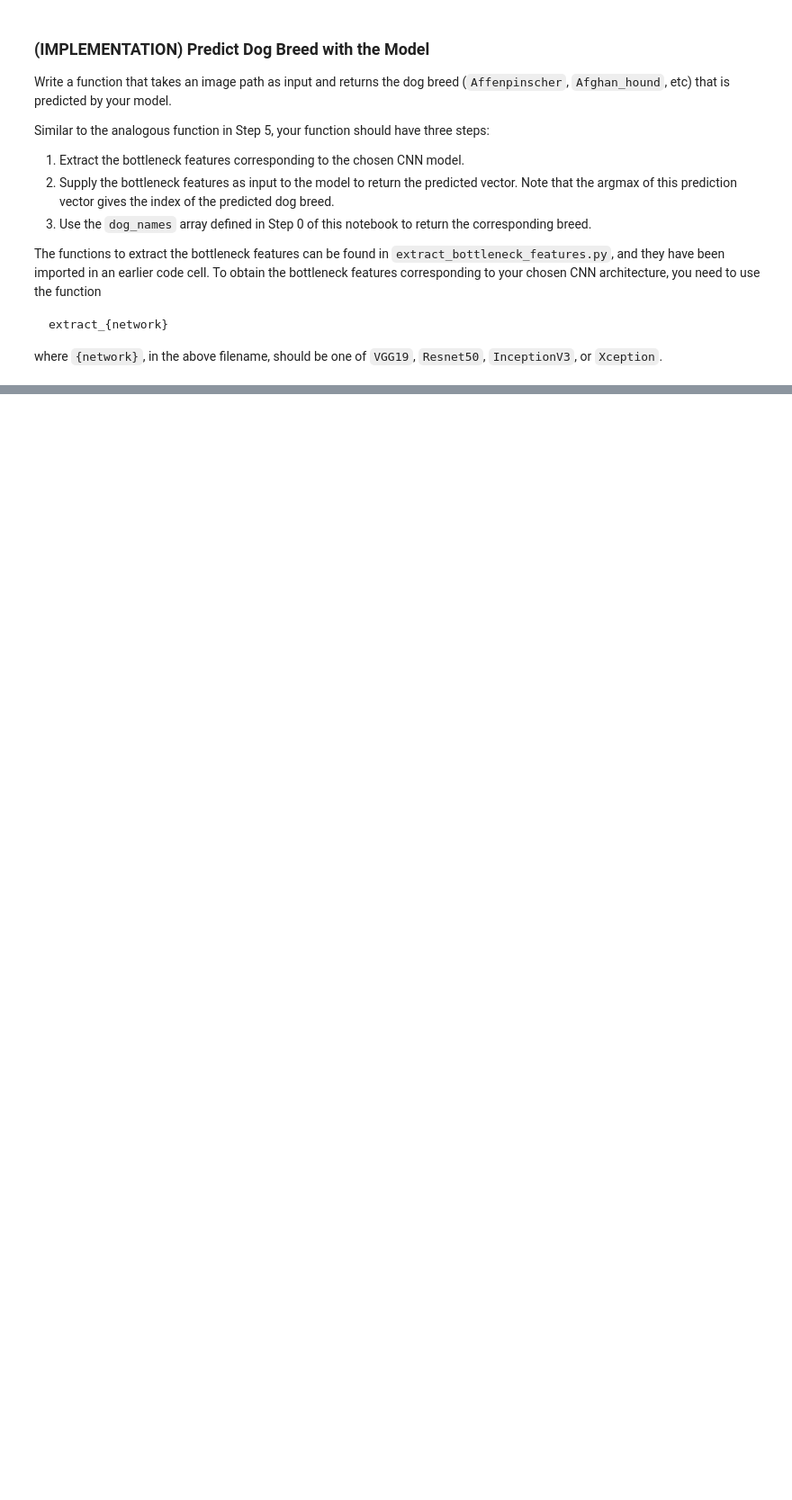
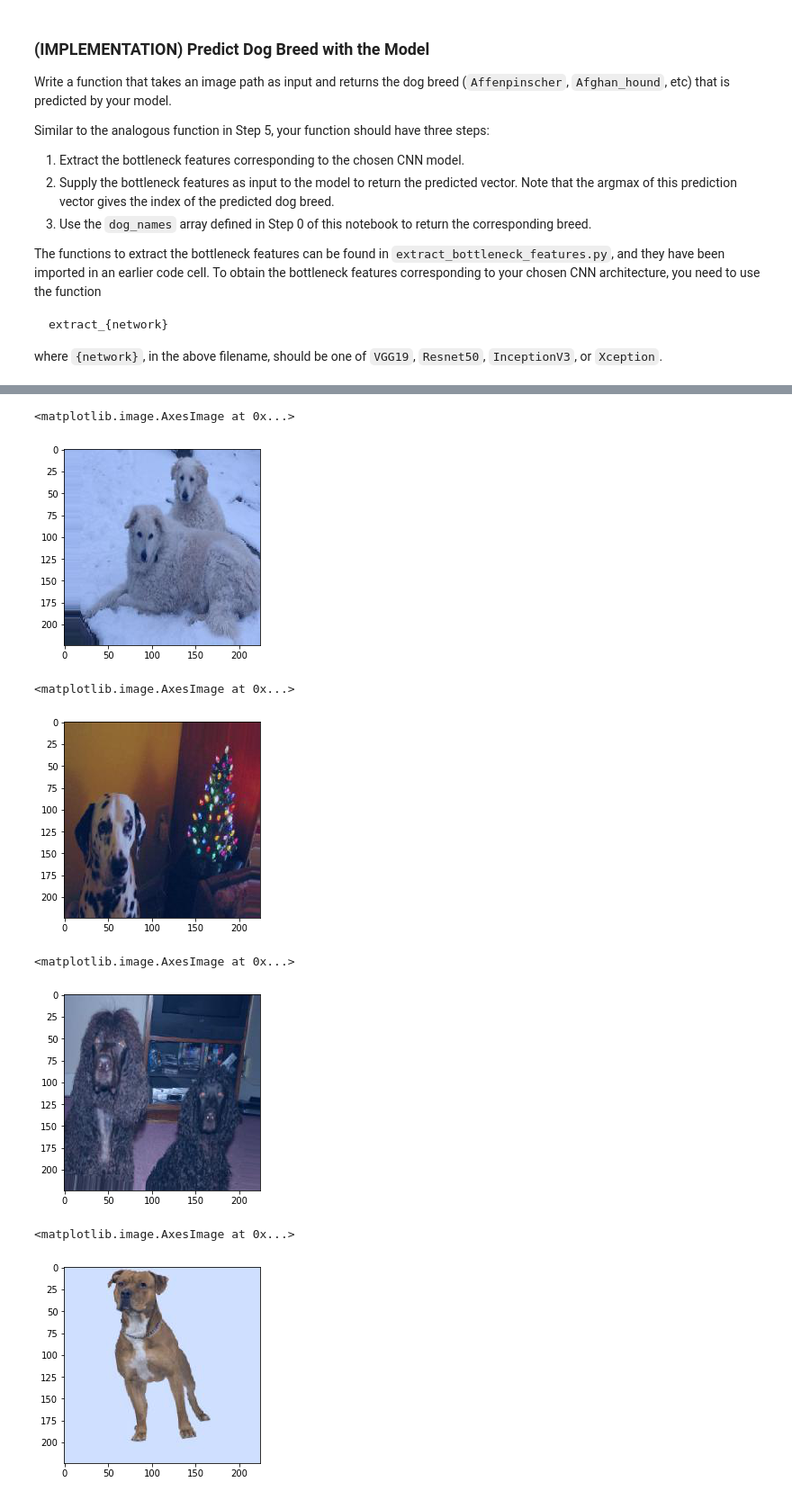
Before and after one commit to lazem/dog_project, a Jupyter notebook: dog_app.ipynb, the cells around one changed output, grey strips where cells are left out. Shown at 90% size. Cells and saved outputs as stored; diff of their text form; code cells hidden in the pictures; blank space fills up the shorter version.

```diff
--- a/dog_app.ipynb
+++ b/dog_app.ipynb
@@ -785,13 +777,0 @@ train_Resnet50.shape
-# %%
-from matplotlib import pyplot
-# img = cv2.imread(human_files[3])
-img = image_gen.flow(train_tensors, train_targets, batch_size=4)[0][0][3]
-img *= 255
-cv_rgb = cv2.cvtColor(img, cv2.COLOR_BGR2RGB)
-img
-
-# display the image, along with bounding box
-# plt.imshow(train_tensors[0])
-plt.imshow(img)
-plt.show()
-# pyplot.imshow(image_gen.flow(train_tensors, train_targets, batch_size=4)[0][0][1])
@@ -1019,0 +1057,9 @@ Resnet50_predict_breed('test_files/thum1.jpg')
+# %%
+# get the augumented images by order of their creation..
+import os
+from pathlib import Path
+
+train_files_aug = sorted(Path('data/dogImages/aug/').iterdir(), key=lambda f: f.stat().st_mtime)
+train_files_aug = [str(x) for x in train_files_aug if '.jpeg' in x.name]
+# data
+len(train_files_aug)
@@ -1019,0 +1068,16 @@ Resnet50_predict_breed('test_files/thum1.jpg')
+# %%
+# Display the image
+for img_path in train_files_aug[:4]:
+    img = cv2.imread(img_path)
+    cv_rgb = cv2.cvtColor(img, cv2.COLOR_BGR2RGB)
+    plt.imshow(cv_rgb)
+    plt.show()
+# %% [output]
+<matplotlib.image.AxesImage at 0x...>
+[figure, added]
+<matplotlib.image.AxesImage at 0x...>
+[figure, added]
+<matplotlib.image.AxesImage at 0x...>
+[figure, added]
+<matplotlib.image.AxesImage at 0x...>
+[figure, added]
```
Also changed, not shown: parts of 111 cells of this notebook, 26 other files.
